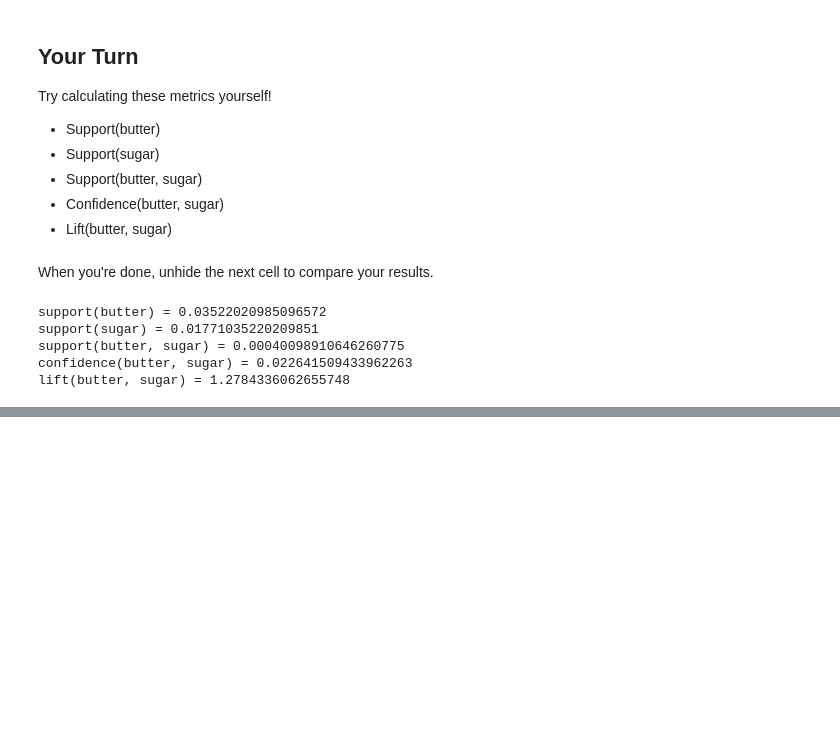
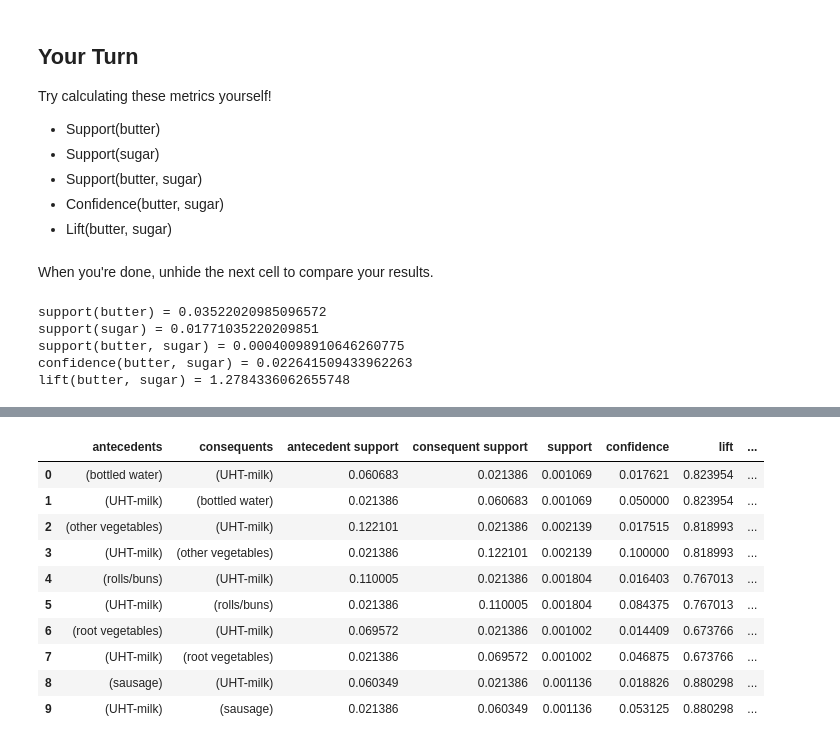
Before and after one commit to teellis/UnsupervisedLearning-Tutorial, a Jupyter notebook: Unsupervised_Lesson2.ipynb, the cells around one changed output, grey strips where cells are left out. Cells and saved outputs as stored; diff of their text form; code cells hidden in the pictures; blank space fills up the shorter version.

```diff
--- a/Unsupervised_Lesson2.ipynb
+++ b/Unsupervised_Lesson2.ipynb
@@ -234,0 +227,5 @@ Finally, let's demonstrate how one would use the apriori algorithm to determine
+# %%
+# MLXtend's apriori function takes in a one-hot encoded dataframe
+# Extract transactions from dataframe
+transactions = [x for x in df_purchases]
+transactions[0:5]
@@ -234,0 +238,6 @@ Finally, let's demonstrate how one would use the apriori algorithm to determine
+# %%
+# One-hot encode transactions
+te = TransactionEncoder()
+te_ary = te.fit(transactions).transform(transactions)
+encoded_transactions = pd.DataFrame(te_ary, columns=te.columns_)
+encoded_transactions.head()
@@ -234,0 +252,4 @@ Finally, let's demonstrate how one would use the apriori algorithm to determine
+# %%
+# Run apriori, get items and itemsets with at least 1% support (there's quite a few unique items)
+freq_items = apriori(encoded_transactions, min_support=0.001, use_colnames=True)
+freq_items
@@ -234,0 +270,17 @@ Finally, let's demonstrate how one would use the apriori algorithm to determine
+# %%
+# Now, get some association rules from these frequent items and itemsets
+rules = association_rules(freq_items, metric="confidence", min_threshold=0.001)
+# %%
+rules.head(10)
+# %% [output]
+|  | antecedents | consequents | antecedent support | consequent support | support | confidence | lift | ... |
+| 0 | (bottled water) | (UHT-milk) | 0.060683 | 0.021386 | 0.001069 | 0.017621 | 0.823954 | ... |
+| 1 | (UHT-milk) | (bottled water) | 0.021386 | 0.060683 | 0.001069 | 0.050000 | 0.823954 | ... |
+| 2 | (other vegetables) | (UHT-milk) | 0.122101 | 0.021386 | 0.002139 | 0.017515 | 0.818993 | ... |
+| 3 | (UHT-milk) | (other vegetables) | 0.021386 | 0.122101 | 0.002139 | 0.100000 | 0.818993 | ... |
+| 4 | (rolls/buns) | (UHT-milk) | 0.110005 | 0.021386 | 0.001804 | 0.016403 | 0.767013 | ... |
+| 5 | (UHT-milk) | (rolls/buns) | 0.021386 | 0.110005 | 0.001804 | 0.084375 | 0.767013 | ... |
+| 6 | (root vegetables) | (UHT-milk) | 0.069572 | 0.021386 | 0.001002 | 0.014409 | 0.673766 | ... |
+| 7 | (UHT-milk) | (root vegetables) | 0.021386 | 0.069572 | 0.001002 | 0.046875 | 0.673766 | ... |
+| 8 | (sausage) | (UHT-milk) | 0.060349 | 0.021386 | 0.001136 | 0.018826 | 0.880298 | ... |
+| 9 | (UHT-milk) | (sausage) | 0.021386 | 0.060349 | 0.001136 | 0.053125 | 0.880298 | ... |
```
Also changed, not shown: parts of 16 cells of this notebook.
